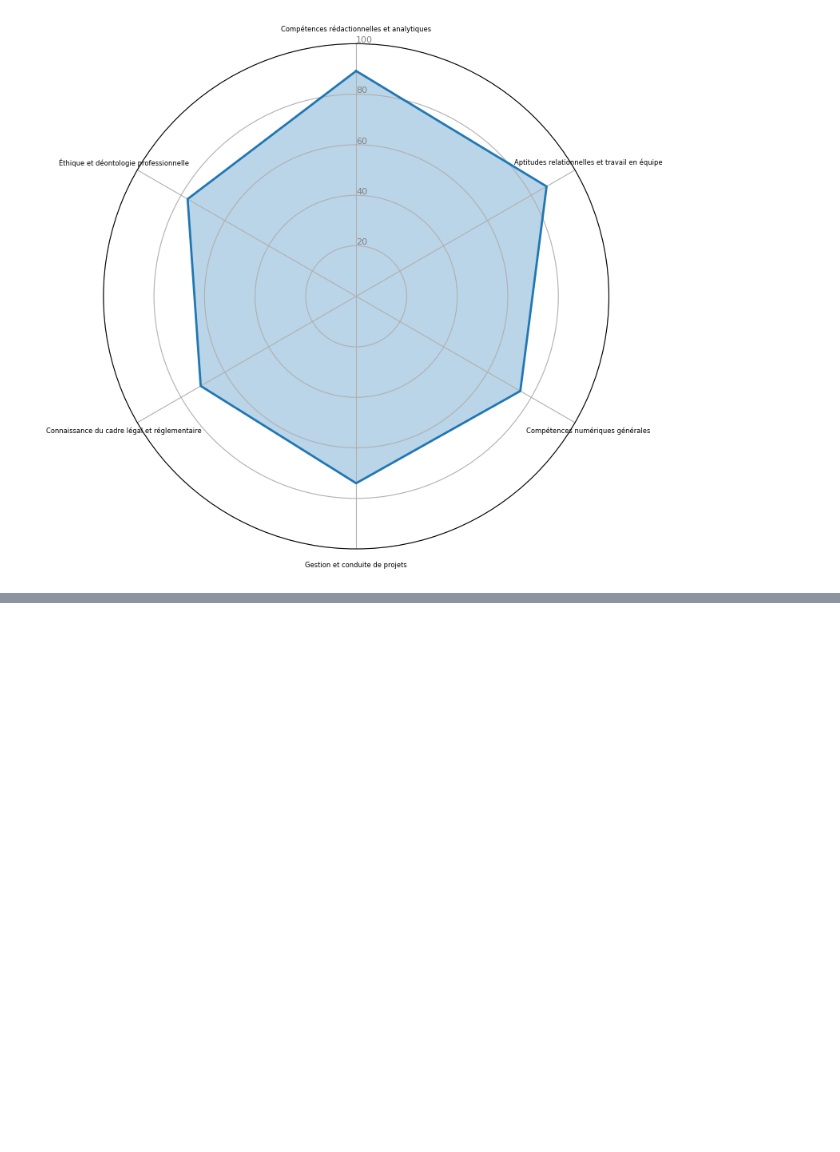
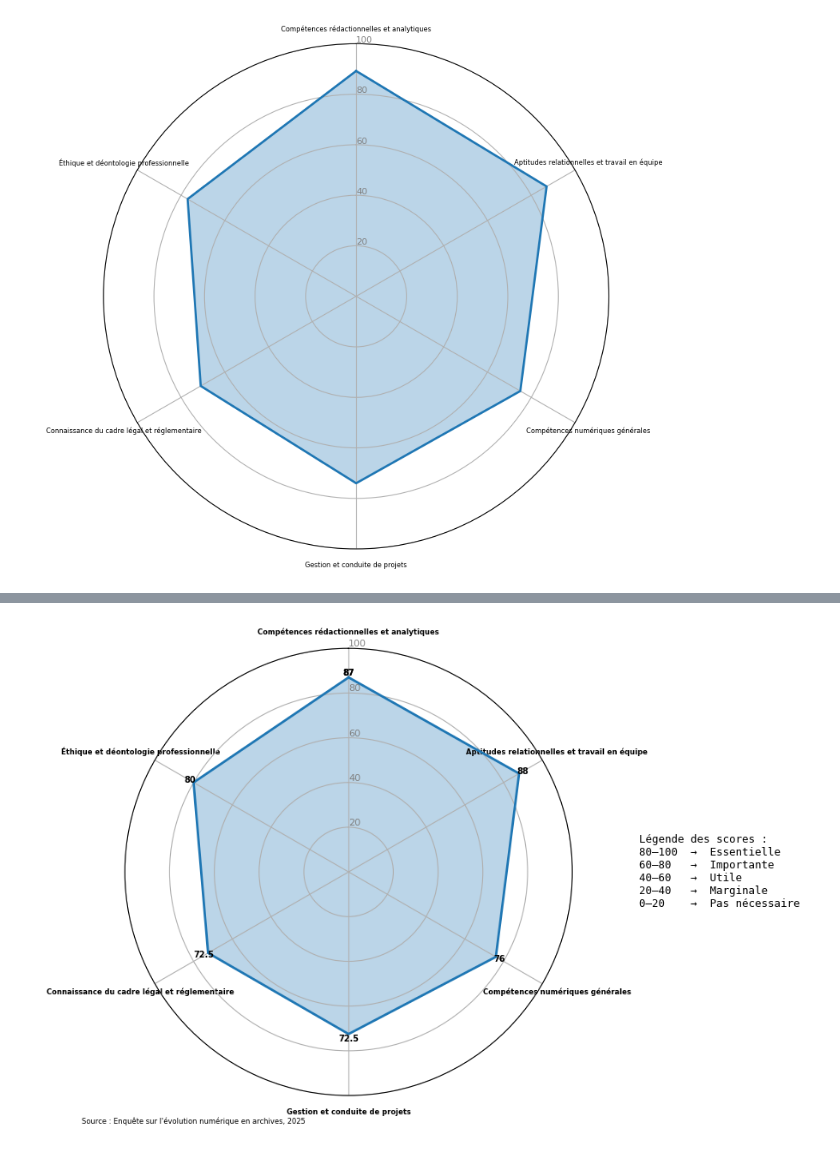
Before and after one commit to Raphix93/Memoire_Master, a Jupyter notebook: Data/data_curation/Visualisation_radar_archiviste.ipynb, the cells around one changed output, grey strips where cells are left out. Drawn from its saved outputs; the diff is of its cells as text; code cells hidden in the pictures; blank space fills up the shorter version.

```diff
--- a/Data/data_curation/Visualisation_radar_archiviste.ipynb
+++ b/Data/data_curation/Visualisation_radar_archiviste.ipynb
@@ -149,0 +154,66 @@ plt.show()
+# %%
+import matplotlib.pyplot as plt
+import numpy as np
+
+# Données (6 branches)
+labels = [
+    "Compétences rédactionnelles et analytiques",
+    "Aptitudes relationnelles et travail en équipe",
+    "Compétences numériques générales",
+    "Gestion et conduite de projets",
+    "Connaissance du cadre légal et réglementaire",
+    "Éthique et déontologie professionnelle"
+]
+
+values = [87, 88, 76, 72.5, 72.5, 80]
+values += values[:1]  # pour fermer le graphique
+
+# Calcul des angles pour chaque branche
+angles = np.linspace(0, 2 * np.pi, len(labels), endpoint=False).tolist()
+angles += angles[:1]  # pour fermer le graphique
+
+# Création du radar
+fig, ax = plt.subplots(figsize=(8, 6), subplot_kw=dict(polar=True))
+
+# Orientation : démarrer en haut
+ax.set_theta_offset(np.pi / 2)
+ax.set_theta_direction(-1)
+
+# Tracer les données
+ax.plot(angles, values, linewidth=2, linestyle='solid')
+ax.fill(angles, values, alpha=0.3)
+
+# Affichage des labels
+ax.set_xticks(angles[:-1])
+ax.set_xticklabels(labels, fontsize=6, fontweight='bold')
+
+# Échelle en pourcentage
+ax.set_rlabel_position(0)
+ax.set_yticks([20, 40, 60, 80, 100])
+ax.set_yticklabels(["20", "40", "60", "80", "100"], color="grey", size=8)
+ax.set_ylim(0, 100)
+
+# Affichage des valeurs sur le graphique
+for angle, value in zip(angles, values):
+    ax.text(angle, value + 2, f"{value}", ha='center', va='center', fontsize=7, fontweight='bold', color='black')
+
+# Légende à droite
+legend_text = (
+    "Légende des scores :\n"
+    "80–100  →  Essentielle\n"
+    "60–80   →  Importante\n"
+    "40–60   →  Utile\n"
+    "20–40   →  Marginale\n"
+    "0–20    →  Pas nécessaire"
+)
+plt.text(1.15, 0.5, legend_text, transform=ax.transAxes,
+         fontsize=9, va='center', family='monospace')
+
+# Source
+plt.figtext(0.01, 0.01, "Source : Enquête sur l'évolution numérique en archives, 2025",
+            ha="left", fontsize=6)
+
+plt.tight_layout()
+plt.show()
+# %% [output]
+[figure, added]
```
Also changed, not shown: parts of 2 cells of this notebook, 40 other files.
